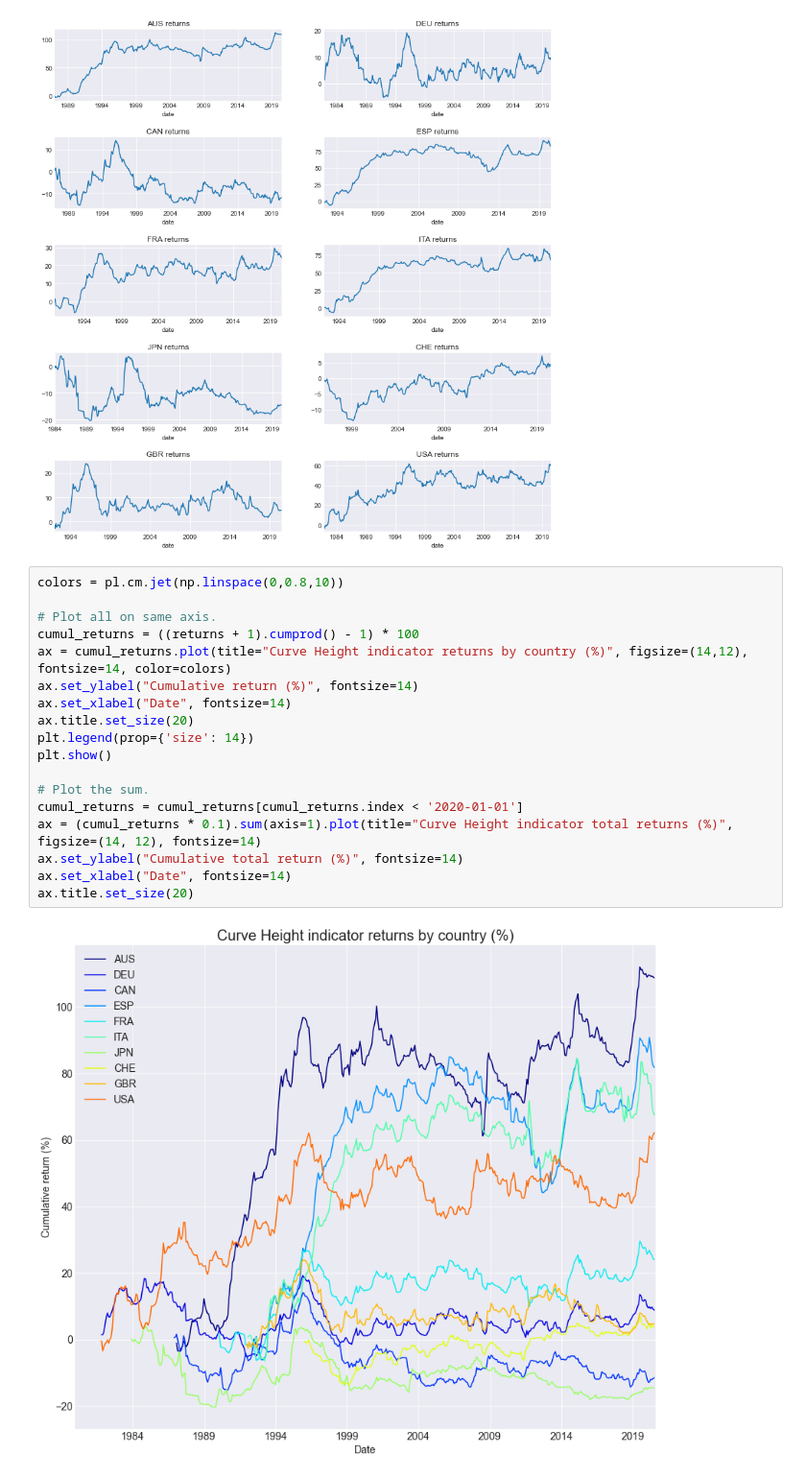
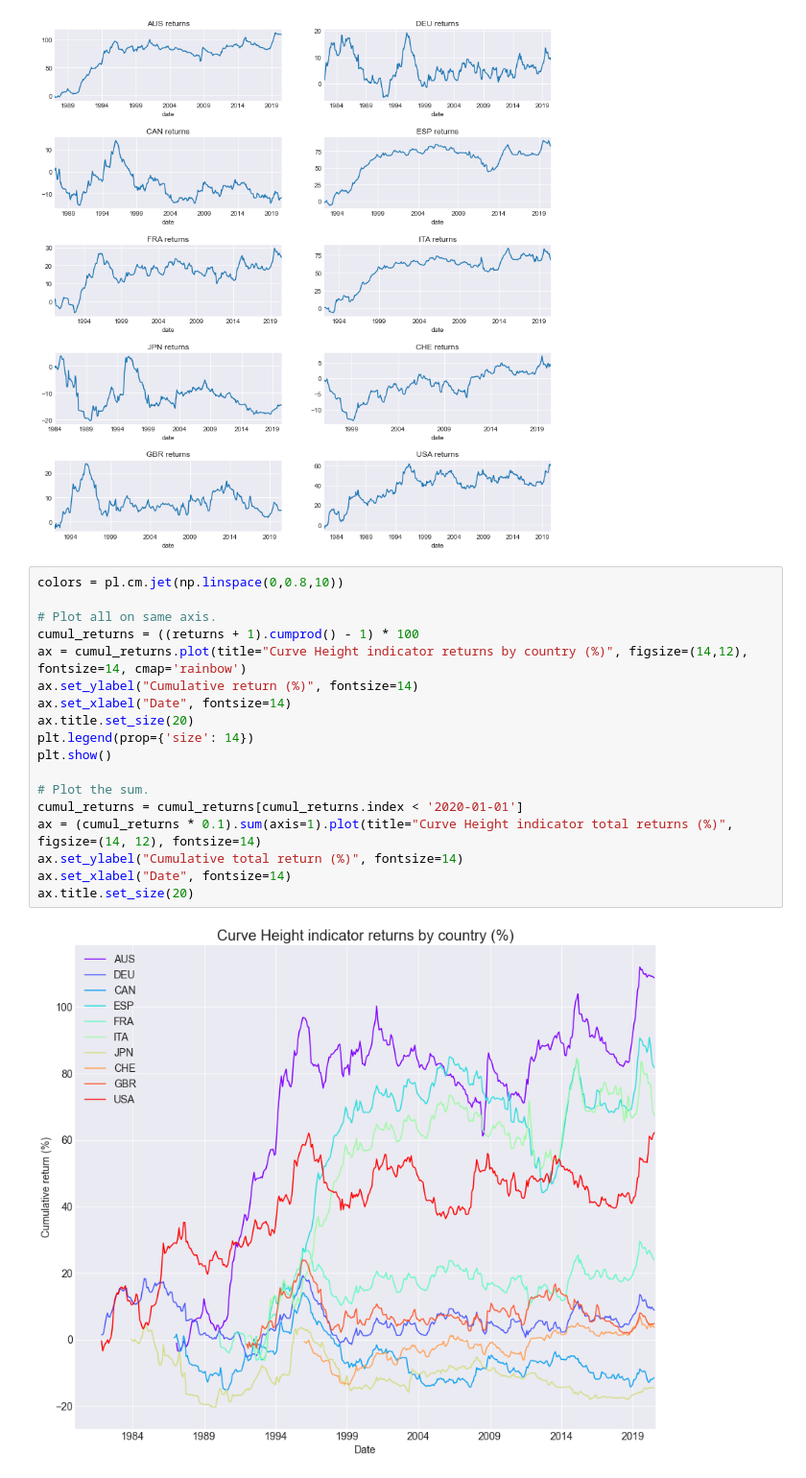
Before and after one commit to Mike-Huntress/Internship2020, a Jupyter notebook: Build/Curve Height Indicator.ipynb, the cells around one changed output. Shown at 96% size. Saved outputs shown, nothing was run; the diff lists cells and outputs as text.

```diff
--- a/Build/Curve Height Indicator.ipynb
+++ b/Build/Curve Height Indicator.ipynb
@@ -189,21 +200,21 @@ The colNum attribute was deprecated in Matplotlib 3.2 and will be removed two mi
 # %%
 colors = pl.cm.jet(np.linspace(0,0.8,10))
 
 # Plot all on same axis.
 cumul_returns = ((returns + 1).cumprod() - 1) * 100
-ax = cumul_returns.plot(title="Curve Height indicator returns by country (%)", figsize=(14,12), fontsize=14, color=colors)
+ax = cumul_returns.plot(title="Curve Height indicator returns by country (%)", figsize=(14,12), fontsize=14, cmap='rainbow')
 ax.set_ylabel("Cumulative return (%)", fontsize=14)
 ax.set_xlabel("Date", fontsize=14)
 ax.title.set_size(20)
 plt.legend(prop={'size': 14})
 plt.show()
 
 # Plot the sum.
 cumul_returns = cumul_returns[cumul_returns.index < '2020-01-01']
 ax = (cumul_returns * 0.1).sum(axis=1).plot(title="Curve Height indicator total returns (%)", figsize=(14, 12), fontsize=14)
 ax.set_ylabel("Cumulative total return (%)", fontsize=14)
 ax.set_xlabel("Date", fontsize=14)
 ax.title.set_size(20)
 # %% [output]
-[figure, old version]
+[figure, new version]
 [figure]
```
Also changed, not shown: parts of 2 cells of this notebook, 4 other files.
